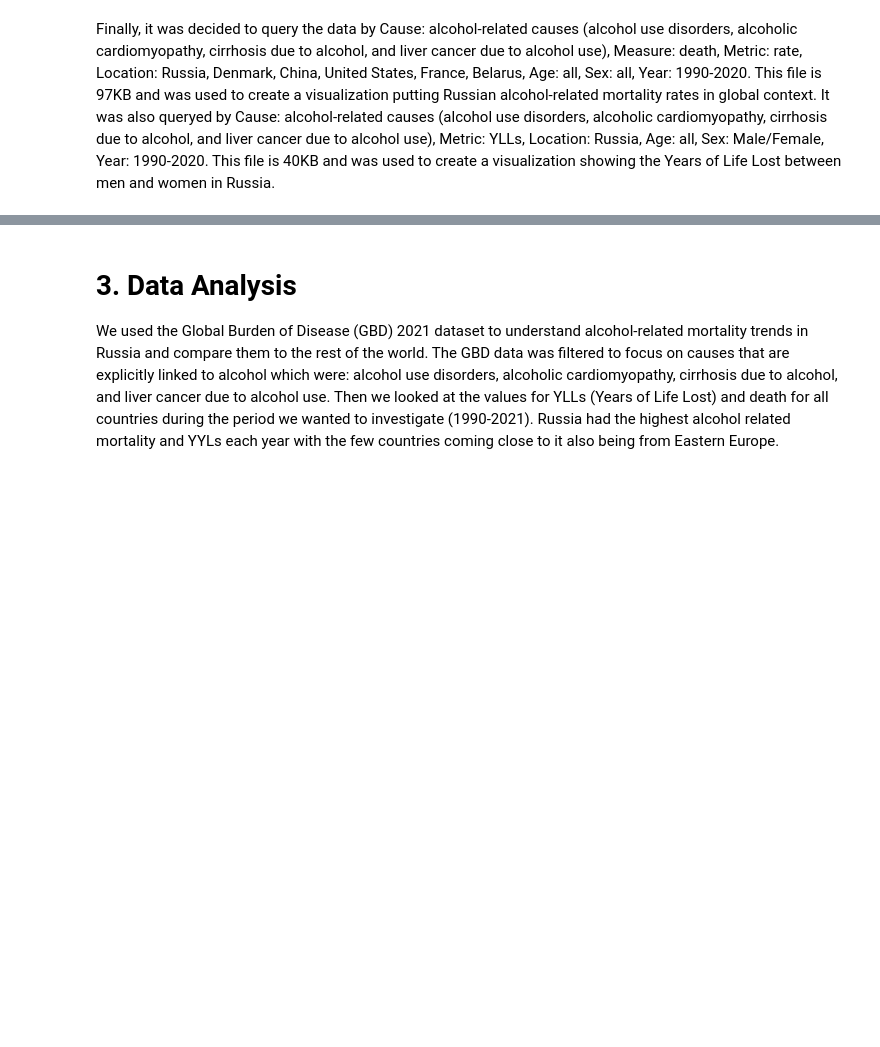
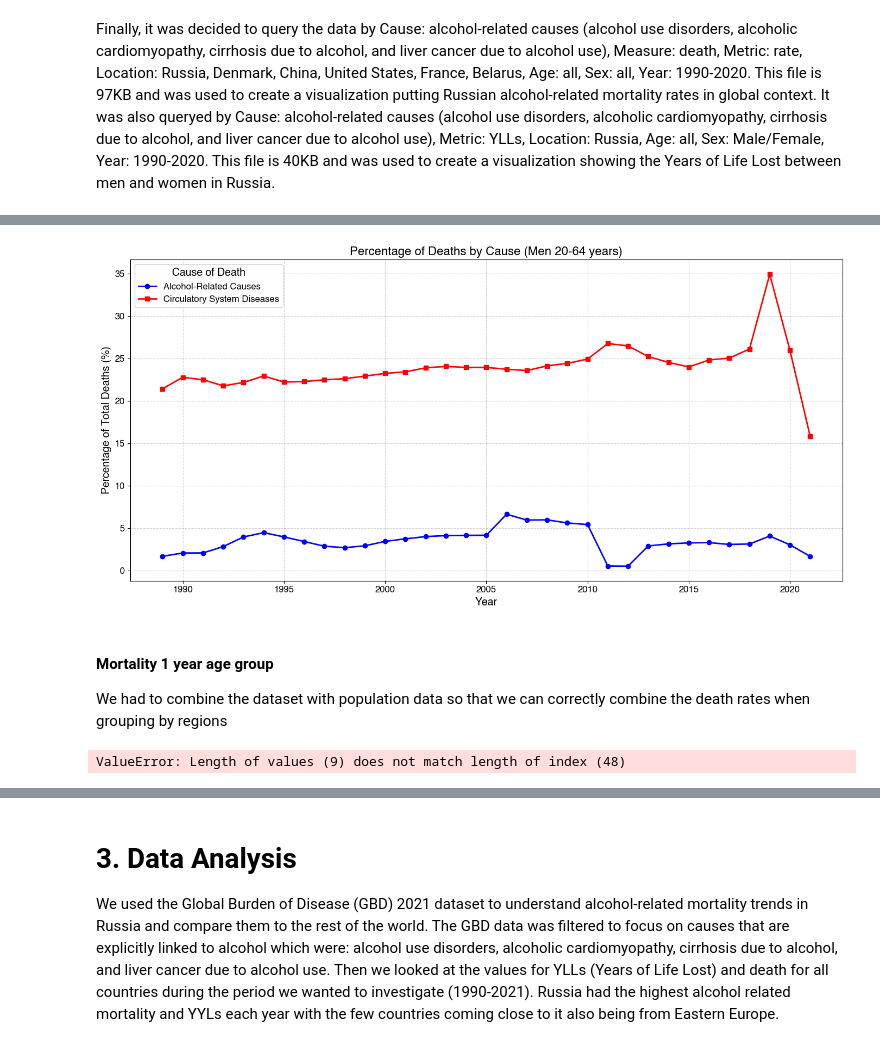
Before and after one commit to ahp9/ahp9.github.io, a Jupyter notebook: explainer_notebook.ipynb, the cells around one changed output, grey strips where cells are left out. Saved outputs shown, nothing was run; the diff lists cells and outputs as text; code cells hidden in the pictures; blank space fills up the shorter version.

```diff
--- a/explainer_notebook.ipynb
+++ b/explainer_notebook.ipynb
@@ -110,0 +295,14 @@ Finally, it was decided to query the data by Cause: alcohol-related causes (alco
+# %%
+# Only consider 'T' total (not rural/urban subgroups) and also only males
+df_cause = df_cause[(df_cause['Group'] == 'T') & (df_cause['Sex'] == 'M')]
+df_cause = df_cause[columns_cause]
+df_cause[death_cause_cols] = df_cause[death_cause_cols].apply(pd.to_numeric, errors='coerce')
+df_cause = df_cause[df_cause['Year'] < 2022]
+
+df_total = df_total[(df_total['Group'] == 'T') & (df_total['Sex'] == 'M')]
+df_total = df_total[columns_total]
+df_total[death_rate_cols] = df_total[death_rate_cols].apply(pd.to_numeric, errors='coerce')
+df_total = df_total[df_total['Year'] < 2022]
+
+print(f"df_cause columns: {df_cause.columns}")
+print(f"df_total columns: {df_total.columns}")
@@ -110,0 +361,33 @@ Finally, it was decided to query the data by Cause: alcohol-related causes (alco
+# %%
+plt.figure(figsize=(14, 7))
+
+# Plot percentage of deaths from alcohol-related causes
+plt.plot(df_result['Year'], df_result['Pct_from_alcohol'], label='Alcohol-Related Causes', color='blue', linewidth=2, marker='o')
+
+# Plot percentage of deaths from circulatory system diseases
+plt.plot(df_result['Year'], df_result['Pct_from_circulatory'], label='Circulatory System Diseases', color='red', linewidth=2, marker='s')
+
+# Add title and labels with improved styling
+plt.title('Percentage of Deaths by Cause (Men 20-64 years)', fontsize=16, fontweight='bold')
+plt.xlabel('Year', fontsize=14)
+plt.ylabel('Percentage of Total Deaths (%)', fontsize=14)
+
+# Customize ticks
+plt.xticks(fontsize=12)
+plt.yticks(fontsize=12)
+
+# Add grid with better visibility
+plt.grid(True, linestyle='--', alpha=0.6)
+
+# Add legend with improved styling
+plt.legend(title='Cause of Death', fontsize=12, title_fontsize=14, loc='upper left')
+
+# Adjust layout for better spacing
+plt.tight_layout()
+
+plt.show()
+# %% [output]
+[figure, added]
+# %% [markdown]
+#### Mortality 1 year age group
+We had to combine the dataset with population data so that we can correctly combine the death rates when grouping by regions
@@ -110,0 +432,25 @@ Finally, it was decided to query the data by Cause: alcohol-related causes (alco
+# %%
+# Compute weighted average death rates
+def calculate_weighted_average(group):
+    weighted_totals = []
+    for dr_col, pop_col in zip(death_rate_cols, pop_cols):
+        dr = group[dr_col]
+        pop = group[pop_col]
+        weighted_sum = (dr * pop).sum()
+        total_pop = pop.sum()
+        avg = weighted_sum / total_pop if total_pop > 0 else 0
+        weighted_totals.append(avg)
+    return pd.Series(weighted_totals, index=[f"TotalDra{age}" for age in age_considered])
+
+# Apply the calculation grouped by Year and Sex
+df_grouped = df_merged.groupby(['Year', 'Sex']).apply(calculate_weighted_average).reset_index()
+
+# Display results
+# Convert death rates from per 1,000,000 to per 1,000 population
+death_rate_output_cols = [f"TotalDra{age}" for age in age_considered]
+df_grouped[death_rate_output_cols] = df_grouped[death_rate_output_cols] / 1000
+
+# Display results
+df_grouped.head()
+# %% [output]
+ValueError: Length of values (9) does not match length of index (48)
```
Also changed, not shown: parts of 28 cells of this notebook.
